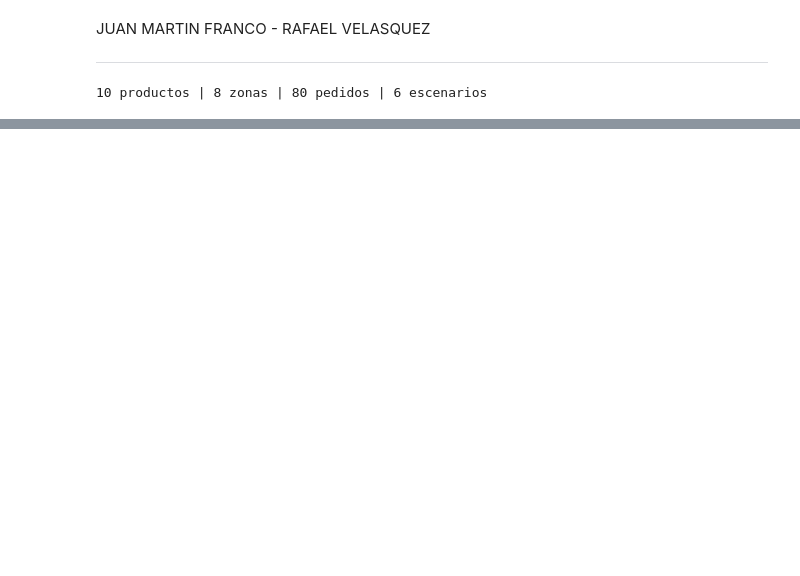
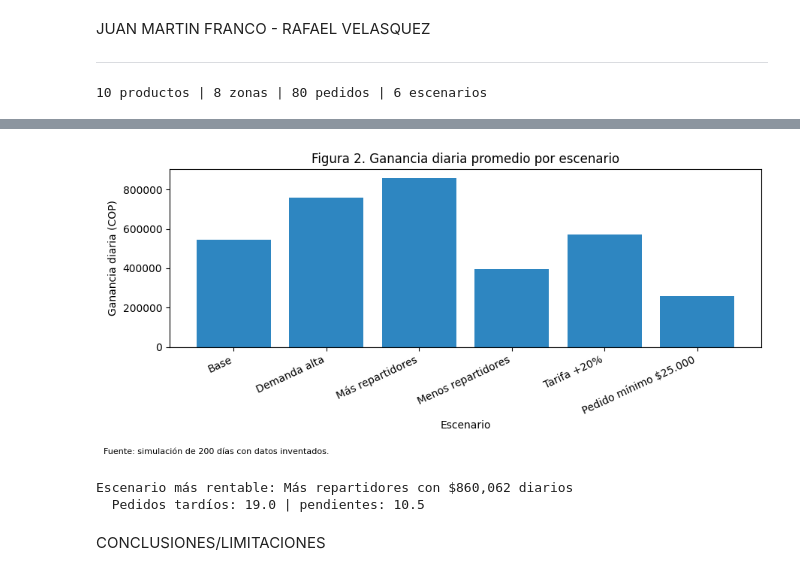
Before and after one commit to velasquezcalderonrafael32-git/Proyecto-Final-Programacion-Rafael-Velasquez-y-Juan-Martin-Franco, a Jupyter notebook: Proyecto_Final_Programación_Rafael_Velasquez_y_Juan_Martin_Franco.ipynb, the cells around one changed output, grey strips where cells are left out. Cells and saved outputs as stored; diff of their text form; code cells hidden in the pictures; blank space fills up the shorter version.

```diff
--- a/Proyecto_Final_Programación_Rafael_Velasquez_y_Juan_Martin_Franco.ipynb
+++ b/Proyecto_Final_Programación_Rafael_Velasquez_y_Juan_Martin_Franco.ipynb
@@ -20,3 +20,19 @@ escenarios = pd.read_excel(datos_panaderia, sheet_name="Escenarios")
 print(len(productos), "productos |", len(zonas), "zonas |", len(pedidos), "pedidos |", len(escenarios), "escenarios")
 # %% [output]
 10 productos | 8 zonas | 80 pedidos | 6 escenarios
+# %%
+valores = parametros["Valor"].tolist()
+p = {
+    "costo_km":   valores[0],
+    "pago_hora":  valores[1],
+    "empaque":    valores[2],
+    "comision":   valores[3],
+    "n_rep":      int(valores[4]),
+    "prep":       valores[6],
+    "espera_max": valores[7],
+    "margen":     valores[8],
+}
+print(p)
+
+tiempo_zona = dict(zip(zonas["Zona (barrio)"], zonas["Tiempo ida y vuelta (min)"]))
+dist_zona   = dict(zip(zonas["Zona (barrio)"], zonas["Distancia al negocio (km)"]))
@@ -22,0 +280,23 @@ print(len(productos), "productos |", len(zonas), "zonas |", len(pedidos), "pedid
+# %%
+# Figura 2: ganancia diaria por escenario
+colores = ["#C0392B" if g < 0 else "#2E86C1" for g in comparacion["Ganancia diaria (COP)"]]
+plt.figure(figsize=(9, 4))
+plt.bar(comparacion["Escenario"], comparacion["Ganancia diaria (COP)"], color=colores)
+plt.axhline(0, color="black", linewidth=0.8)
+plt.title("Figura 2. Ganancia diaria promedio por escenario")
+plt.xlabel("Escenario")
+plt.ylabel("Ganancia diaria (COP)")
+plt.xticks(rotation=25, ha="right")
+plt.figtext(0.01, -0.04, "Fuente: simulación de 200 días con datos inventados.", fontsize=8)
+plt.tight_layout()
+plt.show()
+
+mejor = comparacion.loc[comparacion["Ganancia diaria (COP)"].idxmax()]
+print(f"Escenario más rentable: {mejor['Escenario']} con ${mejor['Ganancia diaria (COP)']:,.0f} diarios")
+print(f"  Pedidos tardíos: {mejor['Tardíos']} | pendientes: {mejor['Pendientes']}")
+# %% [output]
+[figure, added]
+Escenario más rentable: Más repartidores con $860,062 diarios
+  Pedidos tardíos: 19.0 | pendientes: 10.5
+# %% [markdown]
+CONCLUSIONES/LIMITACIONES
```
Also changed, not shown: parts of 7 cells of this notebook.
